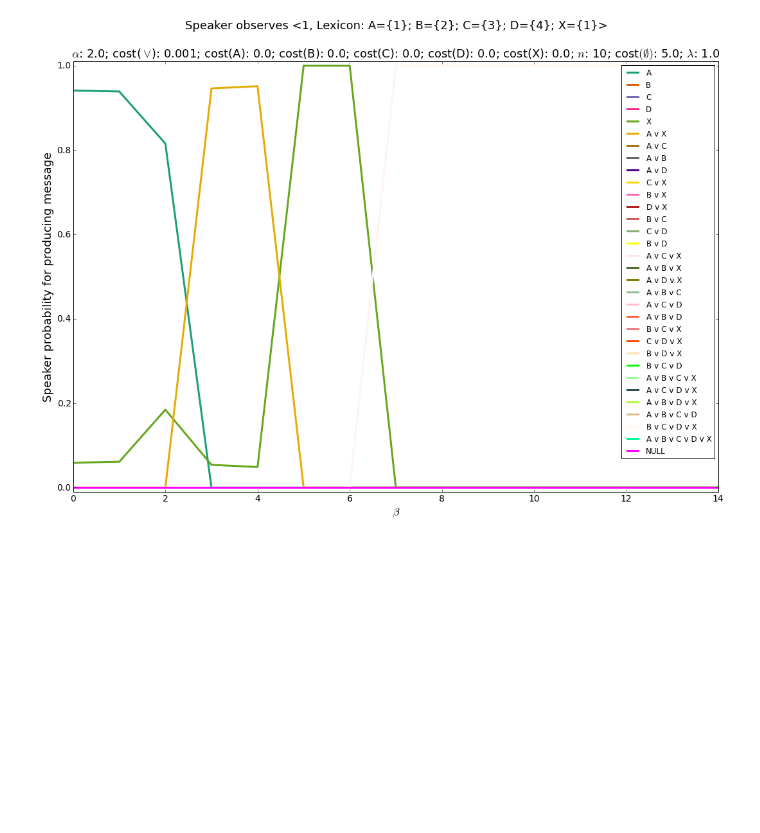
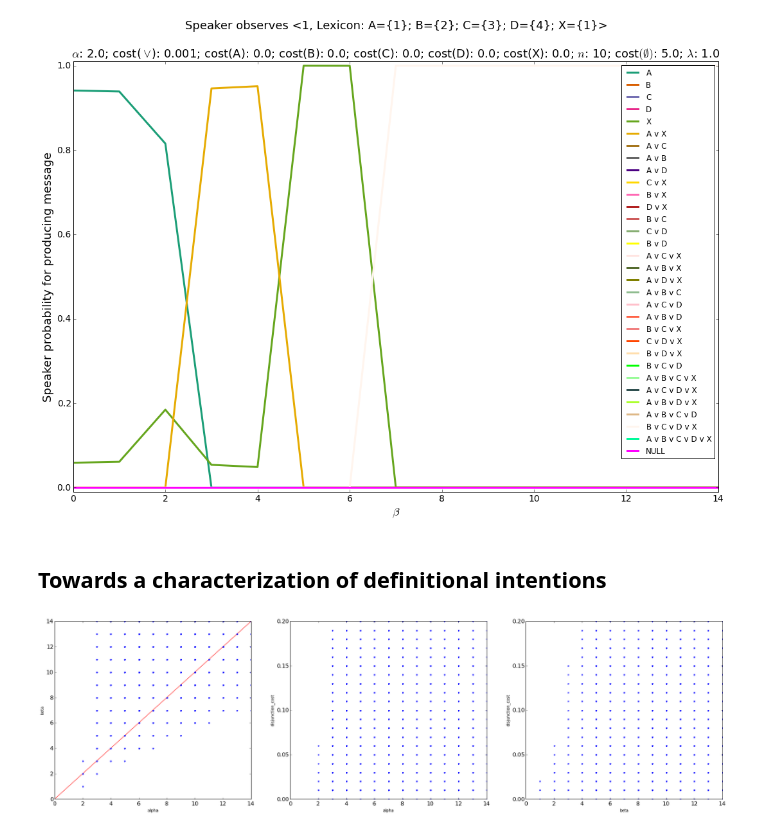
Before and after one commit to rlevy/pragmatic_disjunction, a Jupyter notebook: pypragmods/Speakers.ipynb, the cells around one changed output. Cells and saved outputs as stored; diff of their text form; code cells hidden in the pictures; blank space fills up the shorter version.

Commit message:
Param exploration for spk definitional behavior

```diff
--- a/pypragmods/Speakers.ipynb
+++ b/pypragmods/Speakers.ipynb
@@ -219,3 +220,18 @@ large.build()
 large.plot_speaker_behavior_beta_values(state='1', lexicon=0, progress_report=False, beta_values=np.arange(0.0, 15.0, 1.0))
 # %% [output]
 [figure]
+# %% [markdown]
+## Towards a characterization of definitional intentions
+# %%
+lex3 = pickle.load(file('paramexplore-defin-speaker-lex3.pickle'))
+lex3_defin = lex3['A v X']
+
+lex4 = pickle.load(file('paramexplore-defin-speaker-lex4.pickle'))
+lex4_defin = lex4['A v X']
+
+lex5 = pickle.load(file('paramexplore-defin-speaker-lex5.pickle'))
+lex5_defin = lex5['A v X']
+# %%
+hyperparameterexplore.param_scatterplots(lex3_defin)
+# %% [output]
+[figure, added]
```
Also changed, not shown: parts of 3 cells of this notebook.
